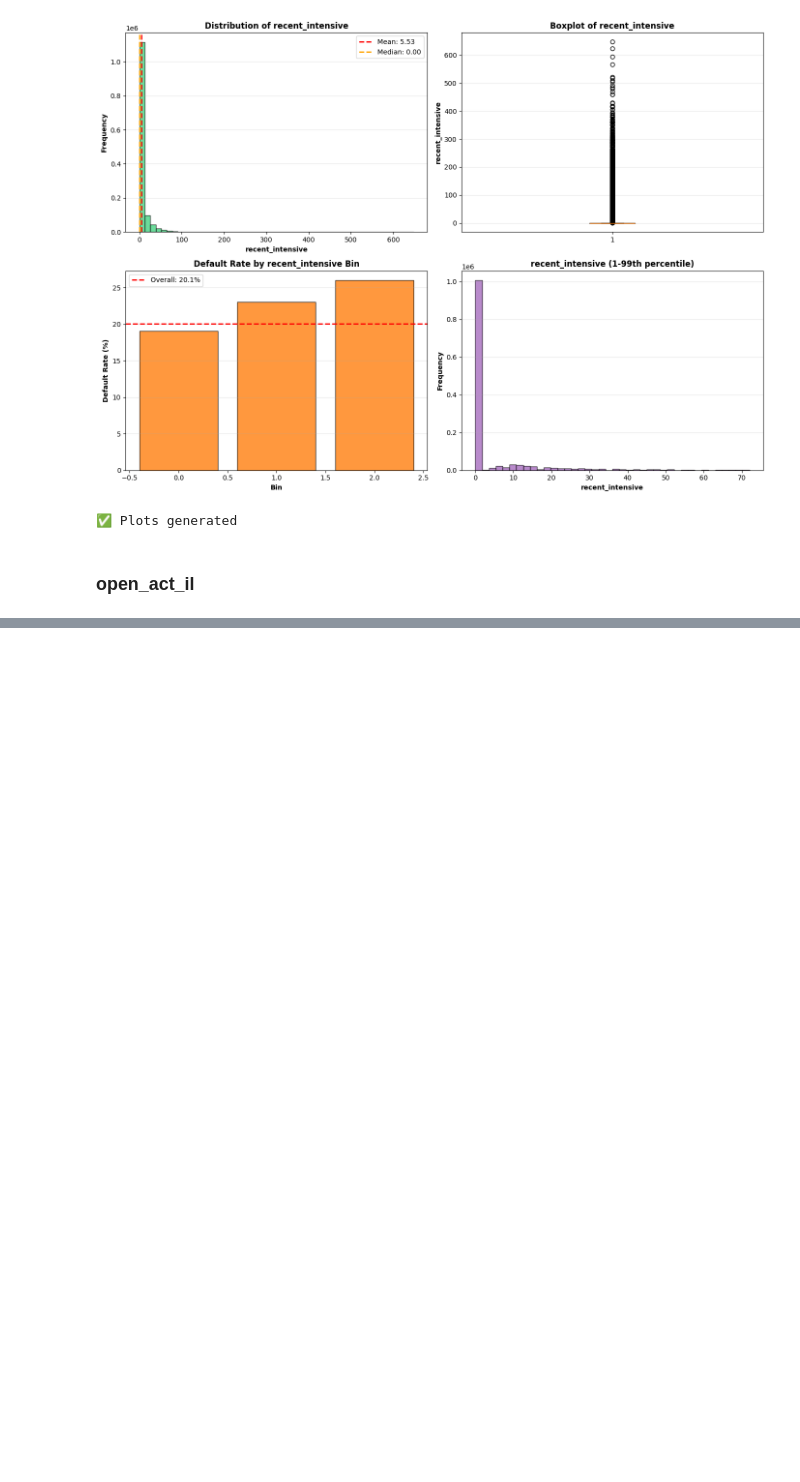
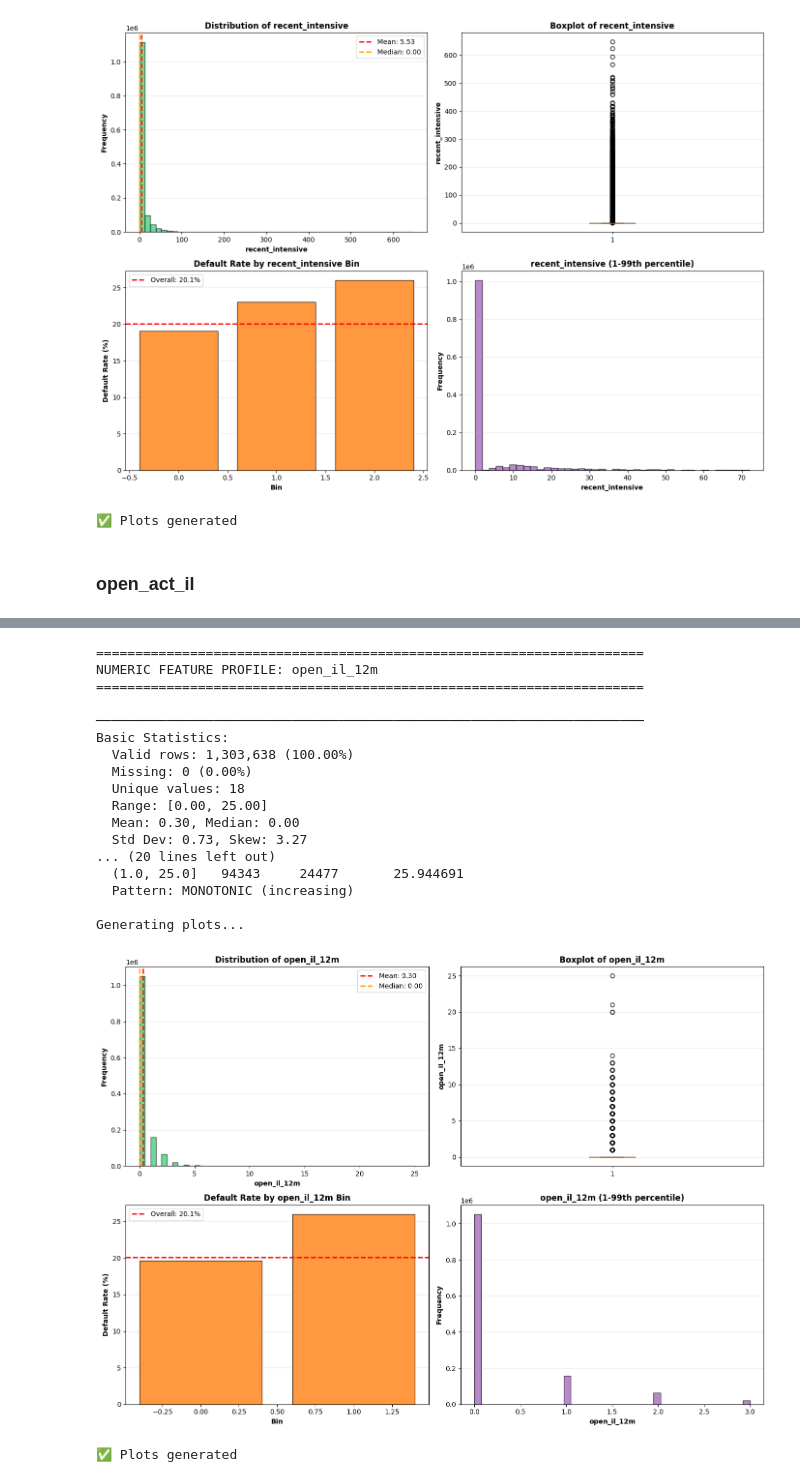
Before and after one commit to salman7420/credit-risk-model, a Jupyter notebook: notebooks/03_univariate_eda_numerical.ipynb, the cells around one changed output, grey strips where cells are left out. Saved outputs shown, nothing was run; the diff lists cells and outputs as text; code cells hidden in the pictures; blank space fills up the shorter version.

```diff
--- a/notebooks/03_univariate_eda_numerical.ipynb
+++ b/notebooks/03_univariate_eda_numerical.ipynb
@@ -911,0 +968,7 @@ Generating plots...
+# %%
+# missing values = no new installment loans opened in last 12 months
+from utils.eda_numerical_helpers import (
+    profile_numeric_feature
+)
+result = profile_numeric_feature(df, 'open_il_12m', plot=True)
+# %% [output]
@@ -911,0 +977,19 @@ Generating plots...
+======================================================================
+NUMERIC FEATURE PROFILE: open_il_12m
+======================================================================
+
+──────────────────────────────────────────────────────────────────────
+Basic Statistics:
+  Valid rows: 1,303,638 (100.00%)
+  Missing: 0 (0.00%)
+  Unique values: 18
+  Range: [0.00, 25.00]
+  Mean: 0.30, Median: 0.00
+  Std Dev: 0.73, Skew: 3.27
+... (20 lines left out)
+  (1.0, 25.0]   94343     24477       25.944691
+  Pattern: MONOTONIC (increasing)
+
+Generating plots...
+[figure, added]
+✅ Plots generated
```
Also changed, not shown: parts of 22 cells of this notebook, 2 other files.
